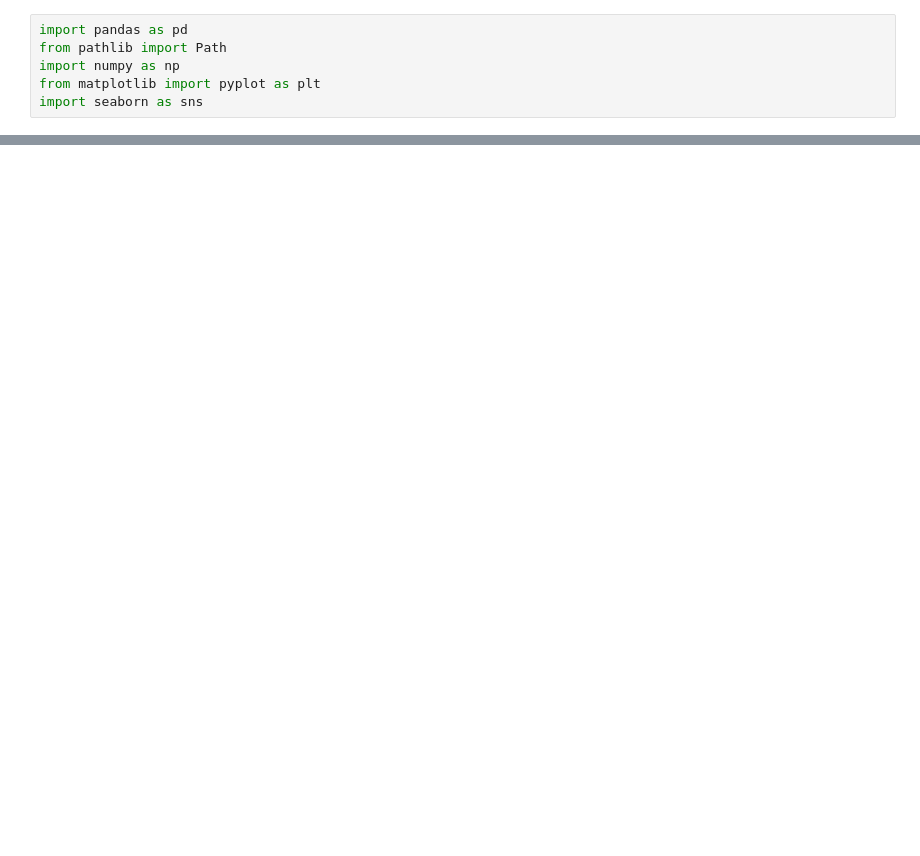
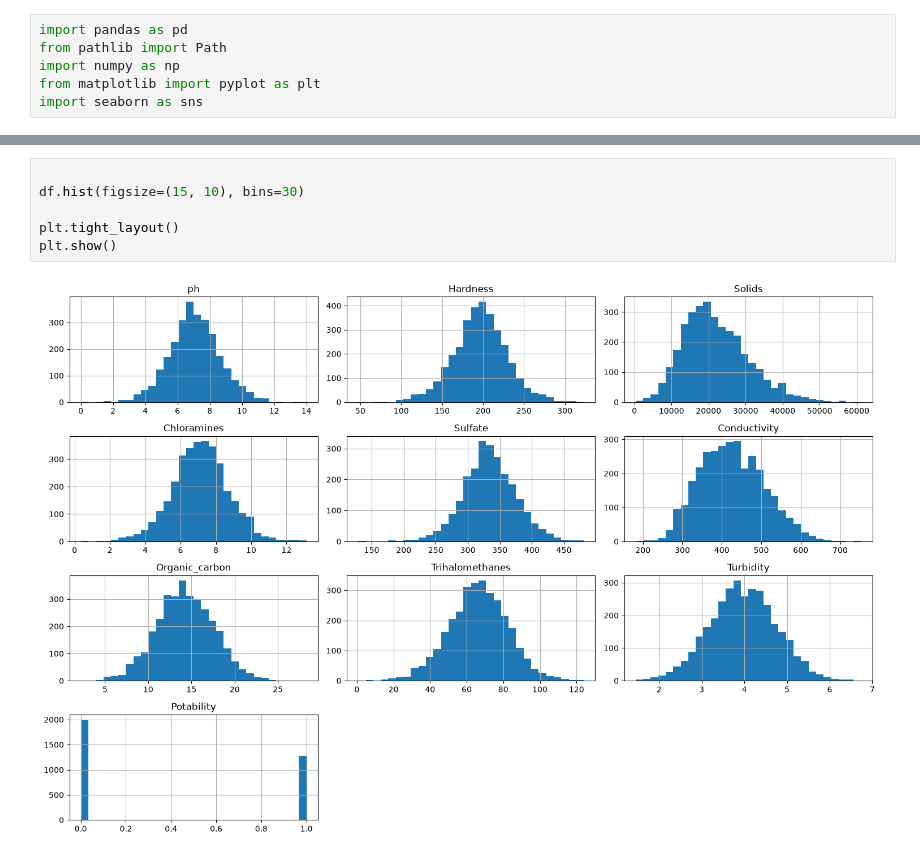
Before and after one commit to mehdiigouch/WATER-POTABILITY-USING-ML-PROJECT_V2, a Jupyter notebook: ANALYSIS/EDA.ipynb, the cells around one changed output, grey strips where cells are left out. Saved outputs shown, nothing was run; the diff lists cells and outputs as text; blank space fills up the shorter version.

```diff
--- a/ANALYSIS/EDA.ipynb
+++ b/ANALYSIS/EDA.ipynb
@@ -30,0 +29,8 @@ plt.show()
+# %%
+
+df.hist(figsize=(15, 10), bins=30)
+
+plt.tight_layout()
+plt.show()
+# %% [output]
+[figure, added]
```
Also changed, not shown: parts of 13 cells of this notebook.
